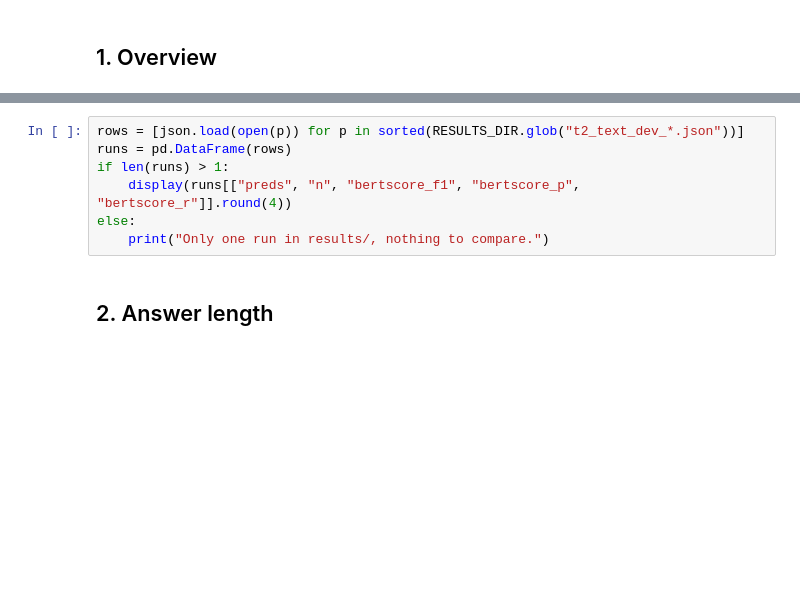
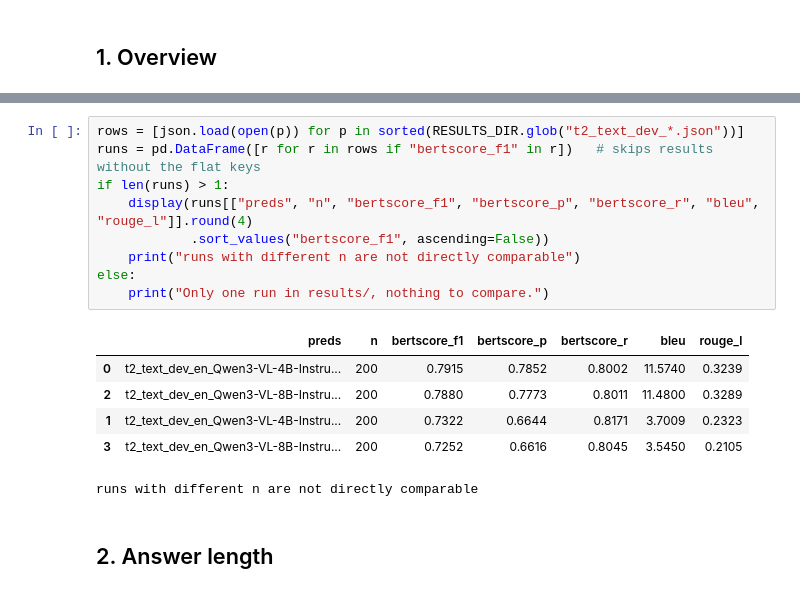
Before and after one commit to mohinska/mmculture-qa, a Jupyter notebook: t2_text/notebooks/02_error_analysis.ipynb, the cells around one changed output, grey strips where cells are left out. Saved outputs shown, nothing was run; the diff lists cells and outputs as text; blank space fills up the shorter version.

```diff
--- a/t2_text/notebooks/02_error_analysis.ipynb
+++ b/t2_text/notebooks/02_error_analysis.ipynb
@@ -49,10 +68,19 @@ print("F1 quantiles:"); display(df["f1"].describe(percentiles=[.05, .25, .5, .75
 # %%
 rows = [json.load(open(p)) for p in sorted(RESULTS_DIR.glob("t2_text_dev_*.json"))]
-runs = pd.DataFrame(rows)
+runs = pd.DataFrame([r for r in rows if "bertscore_f1" in r])   # skips results without the flat keys
 if len(runs) > 1:
-    display(runs[["preds", "n", "bertscore_f1", "bertscore_p", "bertscore_r"]].round(4))
+    display(runs[["preds", "n", "bertscore_f1", "bertscore_p", "bertscore_r", "bleu", "rouge_l"]].round(4)
+            .sort_values("bertscore_f1", ascending=False))
+    print("runs with different n are not directly comparable")
 else:
     print("Only one run in results/, nothing to compare.")
+# %% [output]
+|  | preds | n | bertscore_f1 | bertscore_p | bertscore_r | bleu | rouge_l |
+| 0 | t2_text_dev_en_Qwen3-VL-4B-Instru... | 200 | 0.7915 | 0.7852 | 0.8002 | 11.5740 | 0.3239 |
+| 2 | t2_text_dev_en_Qwen3-VL-8B-Instru... | 200 | 0.7880 | 0.7773 | 0.8011 | 11.4800 | 0.3289 |
+| 1 | t2_text_dev_en_Qwen3-VL-4B-Instru... | 200 | 0.7322 | 0.6644 | 0.8171 | 3.7009 | 0.2323 |
+| 3 | t2_text_dev_en_Qwen3-VL-8B-Instru... | 200 | 0.7252 | 0.6616 | 0.8045 | 3.5450 | 0.2105 |
+runs with different n are not directly comparable
 # %% [markdown]
 ## 2. Answer length
 # %%
```
Also changed, not shown: parts of 15 cells of this notebook, 9 other files.
